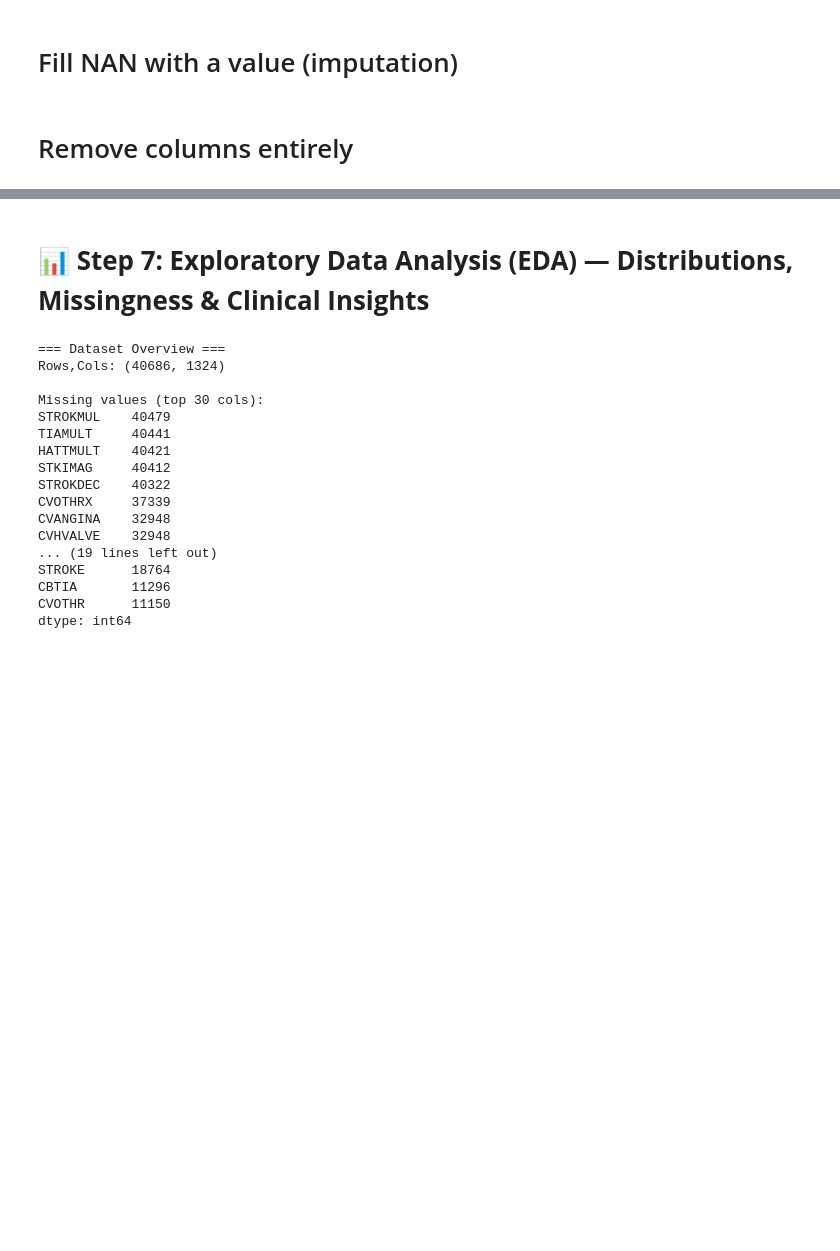
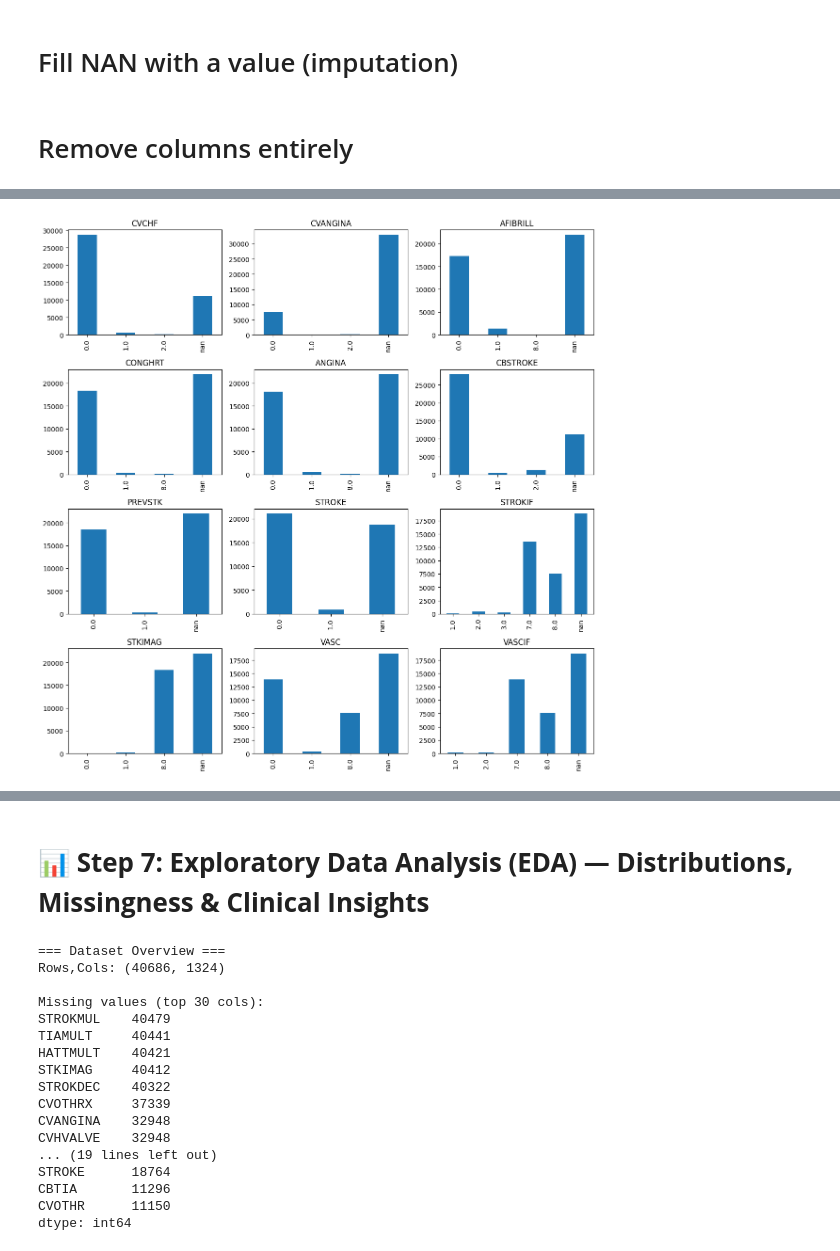
Before and after one commit to usama488/Research-work-12, a Jupyter notebook: Research work.ipynb, the cells around one changed output, grey strips where cells are left out. Drawn from its saved outputs; the diff is of its cells as text; code cells hidden in the pictures; blank space fills up the shorter version.

```diff
--- a/Research work.ipynb
+++ b/Research work.ipynb
@@ -801,0 +804,87 @@ df = df.drop(columns=['CHF'])
+# %%
+import matplotlib.pyplot as plt
+import seaborn as sns
+import pandas as pd
+import numpy as np
+
+# ------------------------------
+# 7) EDA: Missingness, distributions, and plots
+# ------------------------------
+print("\n=== Dataset Overview ===")
+print("Rows,Cols:", filtered_df.shape)
+print("\nMissing values (top 30 cols):")
+print(filtered_df.isna().sum().sort_values(ascending=False).head(30))
+
+# APOE genotype barplot
+plt.figure(figsize=(7,4))
+ax = filtered_df["APOE_Label"].value_counts(dropna=False).sort_index().plot(kind="bar")
+ax.set_title("APOE Genotype Distribution")
+ax.set_xlabel("APOE genotype")
+ax.set_ylabel("Count")
+plt.xticks(rotation=0)
+plt.tight_layout()
+plt.show()
+
+# Sex distribution if present
+if "SEX" in filtered_df.columns:
+    plt.figure(figsize=(5,3))
+    filtered_df["SEX"].value_counts(dropna=False).plot(kind="bar")
+    plt.title("SEX distribution (raw codes)")
+    plt.tight_layout(); plt.show()
+
+# Age histogram
+if "Age" in filtered_df.columns:
+    plt.figure(figsize=(6,4))
+    filtered_df["Age"].dropna().hist(bins=25)
+    plt.title("Age distribution")
+    plt.xlabel("Age (years)")
+    plt.tight_layout(); plt.show()
+
+# Dementia distribution
+if "DEMENTED" in filtered_df.columns:
+    plt.figure(figsize=(5,3))
+    filtered_df["DEMENTED"].value_counts(dropna=False).plot(kind="bar")
+    plt.title("DEMENTED distribution (NACC code)")
+    plt.tight_layout(); plt.show()
+
+# Medical conditions - bar plots (presence)
+if medical_cols:
+    n = len(medical_cols)
+    cols = 3
+    rows = int(np.ceil(n/cols))
+    fig, axes = plt.subplots(rows, cols, figsize=(cols*4, rows*3))
+    axes = axes.flatten()
+    for i, col in enumerate(medical_cols):
+        vals = filtered_df[col].value_counts(dropna=False).sort_index()
+        vals.plot(kind="bar", ax=axes[i])
+        axes[i].set_title(col)
+        axes[i].set_xlabel("")
+    # hide empty axes
+    for j in range(i+1, len(axes)):
+        axes[j].axis('off')
+    plt.tight_layout()
+    plt.show()
+
+# Proportions of medical conditions by APOE genotype (if APOE_Label exists)
+if "APOE_Label" in filtered_df.columns and medical_cols:
+    prev = pd.DataFrame()
+    for m in medical_cols:
+        # compute proportion of positive (assumes 1=presence)
+        prev[m] = filtered_df.groupby("APOE_Label")[m].mean()
+    plt.figure(figsize=(max(8, len(medical_cols)), 4))
+    sns.heatmap(prev.fillna(0), annot=True, fmt=".2f", cmap="coolwarm")
+    plt.title("Proportion (mean) of conditions by APOE genotype")
+    plt.tight_layout()
+    plt.show()
+
+# Cross-tab dementia by APOE genotype
+if ("APOE_Label" in filtered_df.columns) and ("DEMENTED" in filtered_df.columns):
+    ct = pd.crosstab(filtered_df["APOE_Label"], filtered_df["DEMENTED"])
+    print("\nContingency table (APOE_Label x DEMENTED):\n", ct)
+    try:
+        from scipy.stats import chi2_contingency
+        chi2, p, dof, exp = chi2_contingency(ct.fillna(0))
+        print(f"Chi-square test: chi2={chi2:.3f}, p={p:.4g}, dof={dof}")
+    except Exception as e:
+        print("Chi2 test skipped:", e)
+# %% [output]
@@ -801,0 +911 @@ df = df.drop(columns=['CHF'])
+[figure, added]
```
Also changed, not shown: parts of 7 cells of this notebook.
